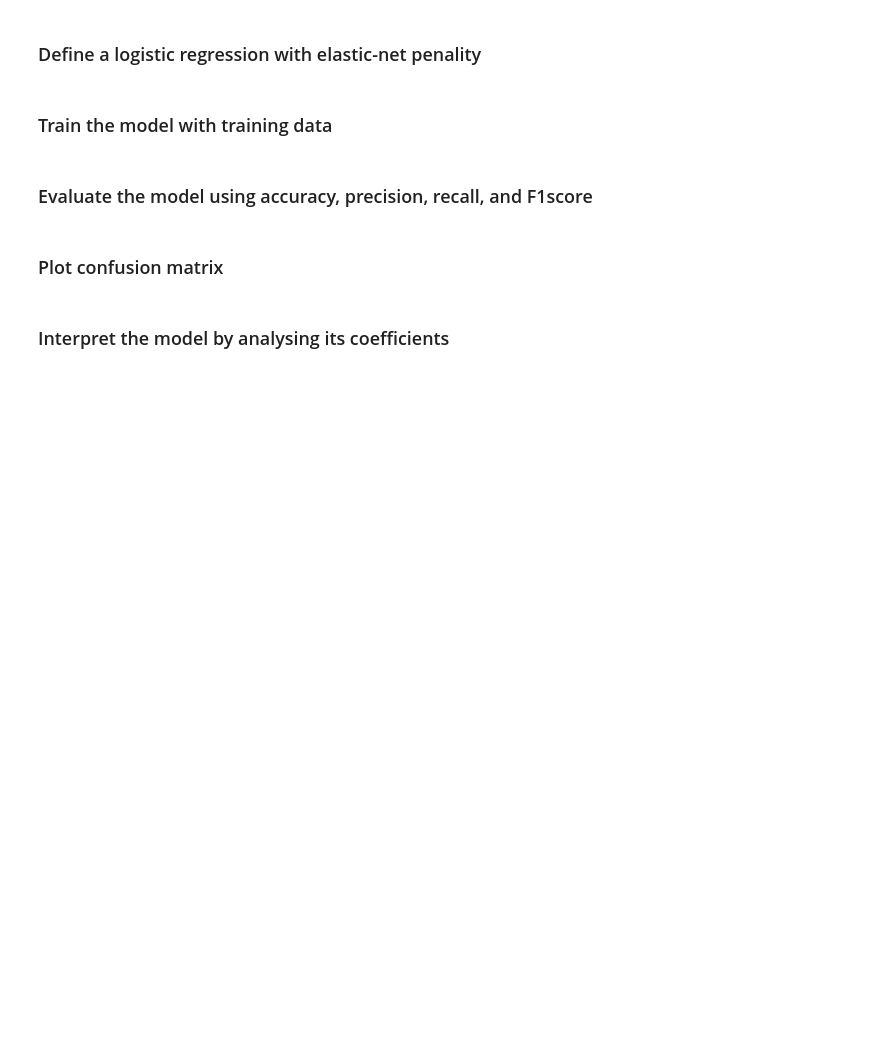
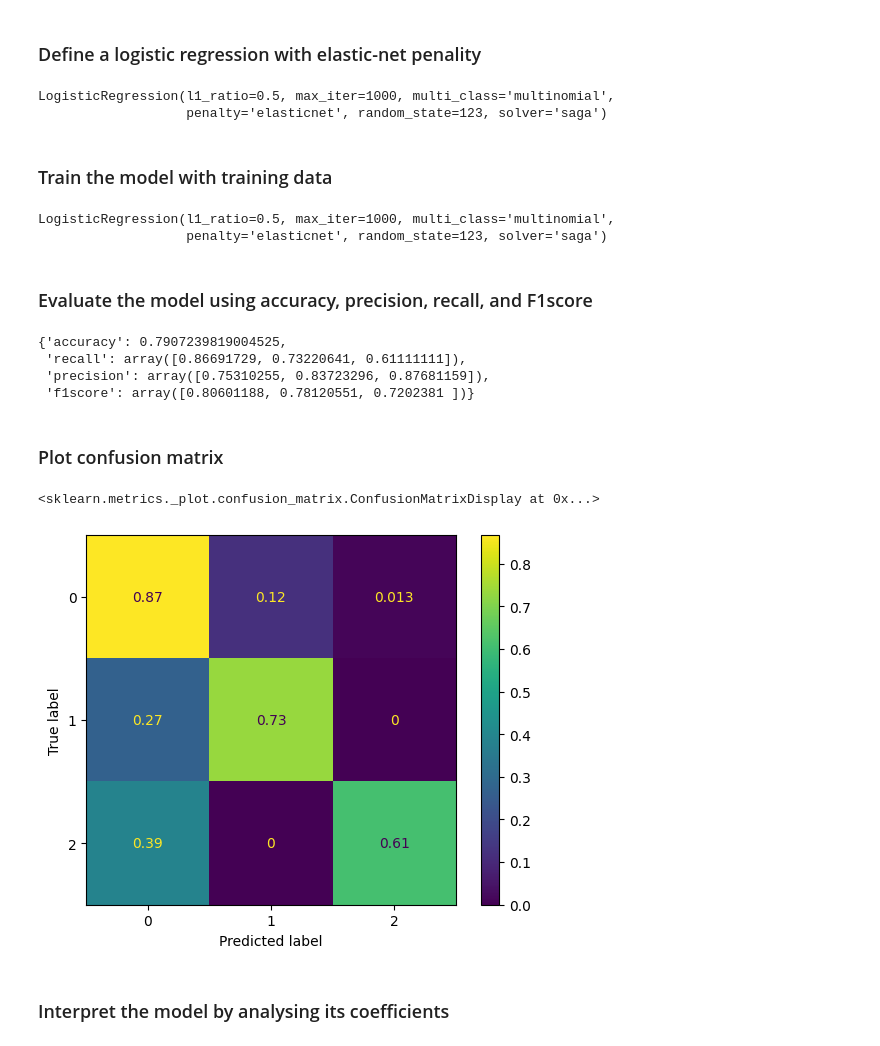
Before and after one commit to MassGH2023/Supervised-Machine-Learning-Classification, a Jupyter notebook: Logistic Regression/lab_jupyter_logistic_regression_v2.ipynb, the cells around one changed output. Saved outputs shown, nothing was run; the diff lists cells and outputs as text; code cells hidden in the pictures; blank space fills up the shorter version.

```diff
--- a/Logistic Regression/lab_jupyter_logistic_regression_v2.ipynb
+++ b/Logistic Regression/lab_jupyter_logistic_regression_v2.ipynb
@@ -306,13 +521,38 @@ Now, it's your turn to walk through the end-to-end process of defining, building
 # Type your code here
 # HINT: sklearn only support saga solver for elastic-net penality
 # and you need to set another l1_ratio to be within 0 < l1_ratio <1, in order to actually use elastic-net
+
+penalty= "elasticnet"
+# Our classification problem is multinomial
+multi_class = 'multinomial'
+# Use saga for L1 penalty and multinomial classes
+solver = 'saga'
+# Max iteration = 1000
+max_iter = 1000
+en_model = LogisticRegression(random_state=rs, penalty=penalty, multi_class=multi_class,l1_ratio = 0.5, solver=solver, max_iter = 1000)
+en_model
+# %% [output]
+LogisticRegression(l1_ratio=0.5, max_iter=1000, multi_class='multinomial',
+                   penalty='elasticnet', random_state=123, solver='saga')
 # %% [markdown]
 ### Train the model with training data
 # %%
 # Type your code here
+en_model.fit(X_train, y_train)
+# %% [output]
+LogisticRegression(l1_ratio=0.5, max_iter=1000, multi_class='multinomial',
+                   penalty='elasticnet', random_state=123, solver='saga')
 # %% [markdown]
 ### Evaluate the model using accuracy, precision, recall, and F1score
 # %%
 # Type your code here
+yhat = en_model.predict(X_test)
+
+evaluate_metrics(y_test, yhat)
+# %% [output]
+{'accuracy': 0.7907239819004525,
+ 'recall': array([0.86691729, 0.73220641, 0.61111111]),
+ 'precision': array([0.75310255, 0.83723296, 0.87681159]),
+ 'f1score': array([0.80601188, 0.78120551, 0.7202381 ])}
 # %% [markdown]
 ### Plot confusion matrix
@@ -321,3 +559,10 @@ Now, it's your turn to walk through the end-to-end process of defining, building
+# %%
+# Type your code here
+confusion_matrix(y_test, yhat,  normalize="true")
+ConfusionMatrixDisplay(confusion_matrix(y_test, yhat,  normalize="true"),  display_labels=en_model.classes_).plot()
+# %% [output]
+<sklearn.metrics._plot.confusion_matrix.ConfusionMatrixDisplay at 0x...>
+[figure, added]
 # %% [markdown]
 ### Interpret the model by analysing its coefficients
 # %%
```
Also changed, not shown: parts of 42 cells of this notebook.
